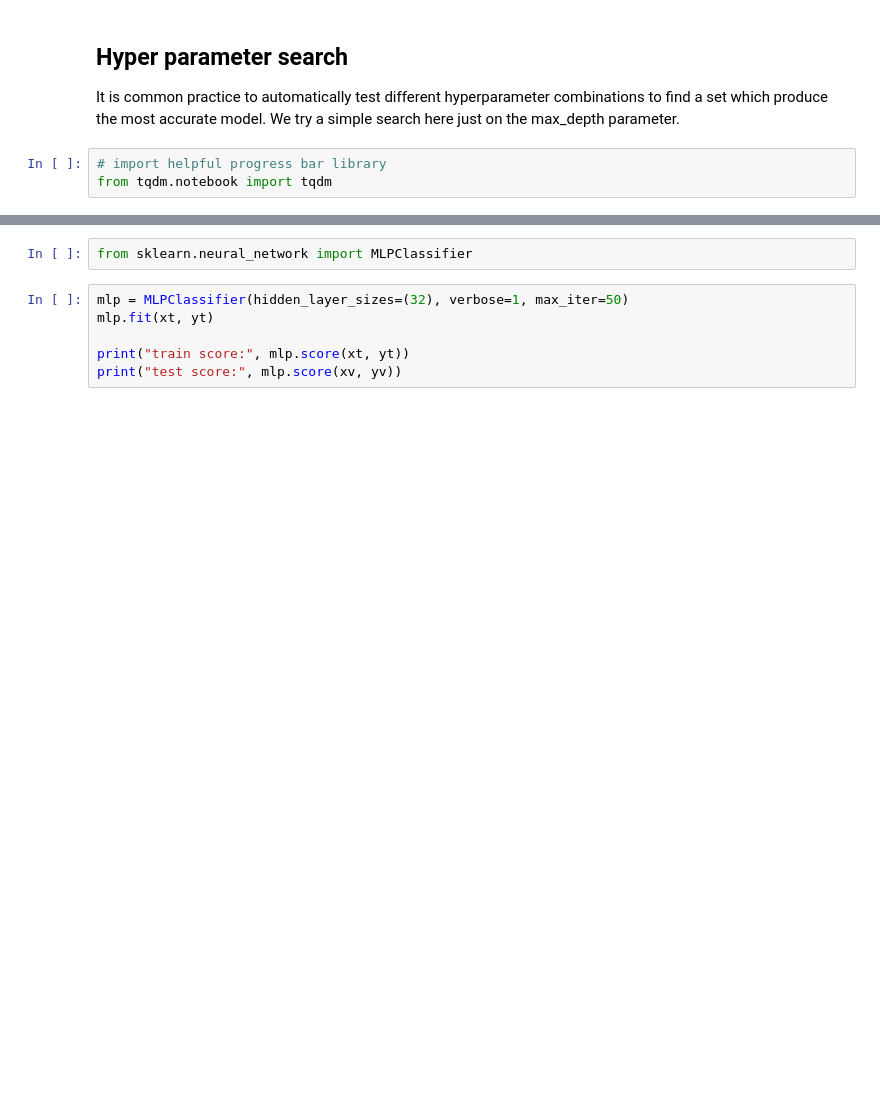
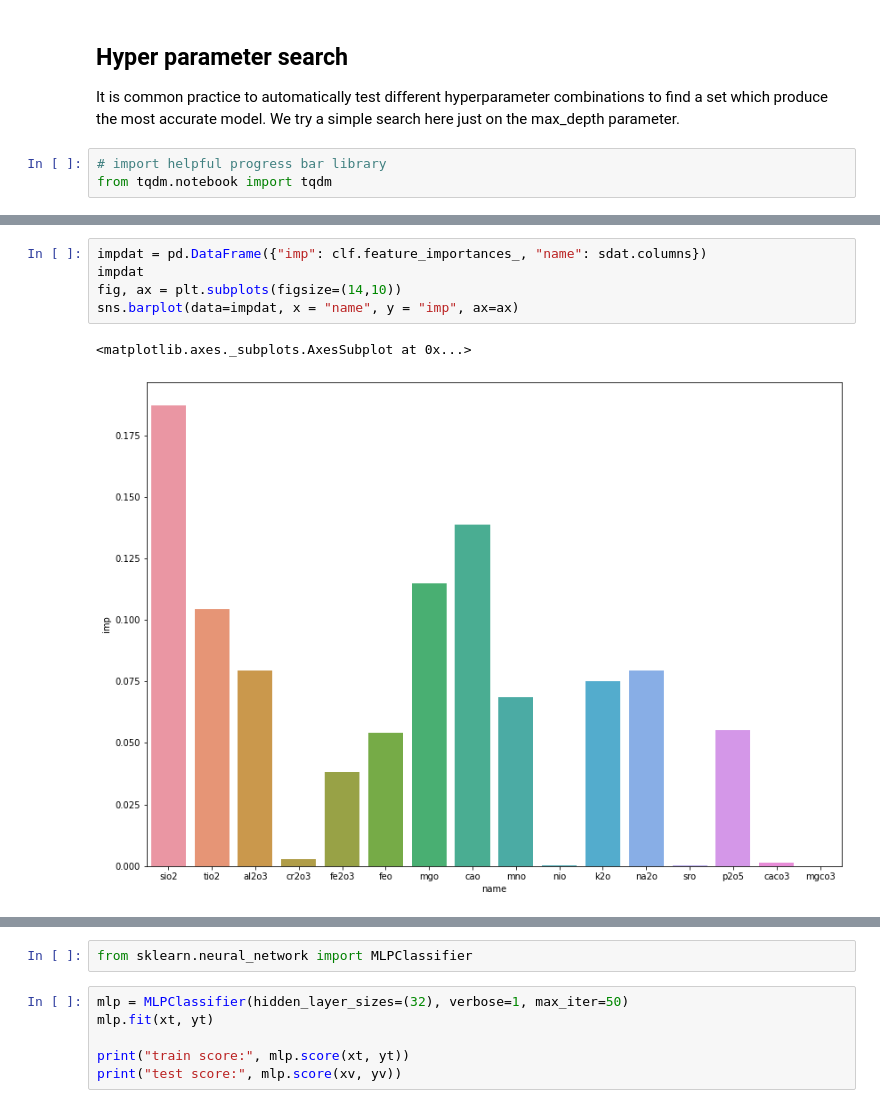
Before and after one commit to ds4geo/ds4geo, a Jupyter notebook: WS 2020 Course Notes/Session 9.ipynb, the cells around one changed output, grey strips where cells are left out. Cells and saved outputs as stored; diff of their text form; blank space fills up the shorter version.

```diff
--- a/WS 2020 Course Notes/Session 9.ipynb
+++ b/WS 2020 Course Notes/Session 9.ipynb
@@ -220,3 +413,11 @@ ax.legend()
+# %%
+impdat = pd.DataFrame({"imp": clf.feature_importances_, "name": sdat.columns})
+impdat
+fig, ax = plt.subplots(figsize=(14,10))
+sns.barplot(data=impdat, x = "name", y = "imp", ax=ax)
+# %% [output]
+<matplotlib.axes._subplots.AxesSubplot at 0x...>
+[figure, added]
 # %% [markdown]
 # 9.4 Neural Networks and Deep Learning
 
```
Also changed, not shown: parts of 27 cells of this notebook.
